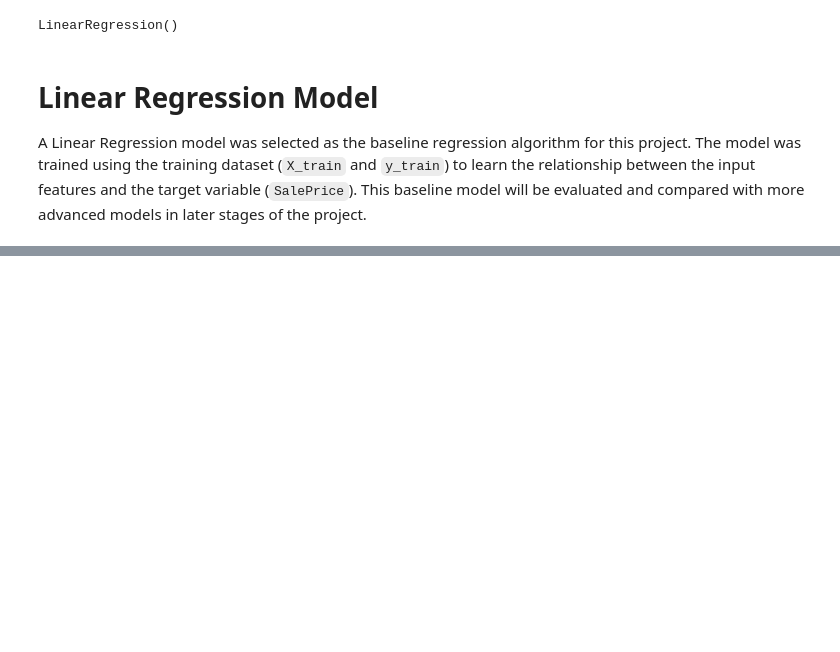
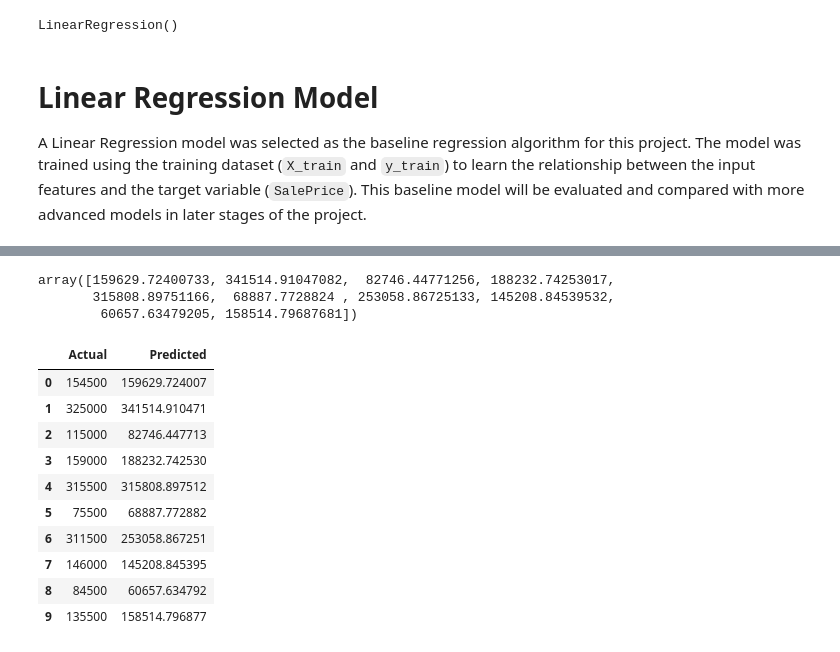
Before and after one commit to Soban-Creator/house-price-prediction, a Jupyter notebook: notebooks/01_eda.ipynb, the cells around one changed output, grey strips where cells are left out. Saved outputs shown, nothing was run; the diff lists cells and outputs as text; code cells hidden in the pictures; blank space fills up the shorter version.

Commit message:
Generate predictions using Linear Regression model

```diff
--- a/notebooks/01_eda.ipynb
+++ b/notebooks/01_eda.ipynb
@@ -925,3 +925,5 @@ LinearRegression()
 # Linear Regression Model
 
 A Linear Regression model was selected as the baseline regression algorithm for this project. The model was trained using the training dataset (`X_train` and `y_train`) to learn the relationship between the input features and the target variable (`SalePrice`). This baseline model will be evaluated and compared with more advanced models in later stages of the project.
+# %%
+y_pred = model.predict(X_test)
@@ -927,0 +950,25 @@ A Linear Regression model was selected as the baseline regression algorithm for
+# %%
+y_pred[:10]
+# %% [output]
+array([159629.72400733, 341514.91047082,  82746.44771256, 188232.74253017,
+       315808.89751166,  68887.7728824 , 253058.86725133, 145208.84539532,
+        60657.63479205, 158514.79687681])
+# %%
+comparison = pd.DataFrame({
+    "Actual": y_test.values,
+    "Predicted": y_pred
+})
+
+comparison.head(10)
+# %% [output]
+|  | Actual | Predicted |
+| 0 | 154500 | 159629.724007 |
+| 1 | 325000 | 341514.910471 |
+| 2 | 115000 | 82746.447713 |
+| 3 | 159000 | 188232.742530 |
+| 4 | 315500 | 315808.897512 |
+| 5 | 75500 | 68887.772882 |
+| 6 | 311500 | 253058.867251 |
+| 7 | 146000 | 145208.845395 |
+| 8 | 84500 | 60657.634792 |
+| 9 | 135500 | 158514.796877 |
```
Also changed, not shown: parts of 2 cells of this notebook.
